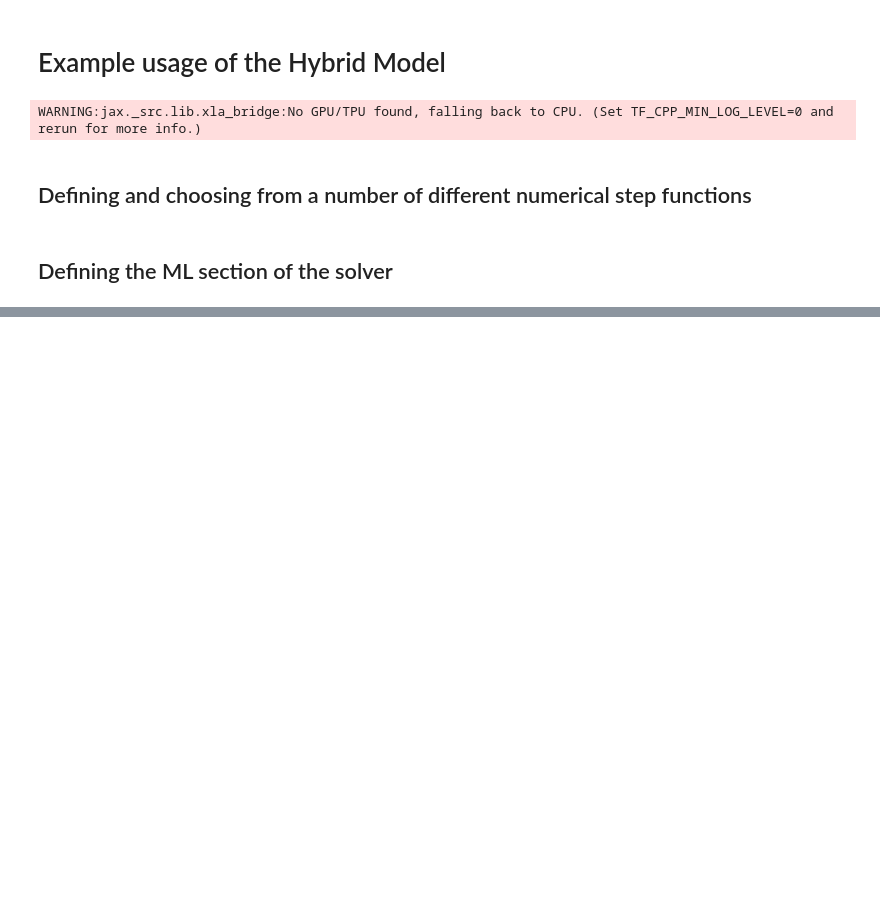
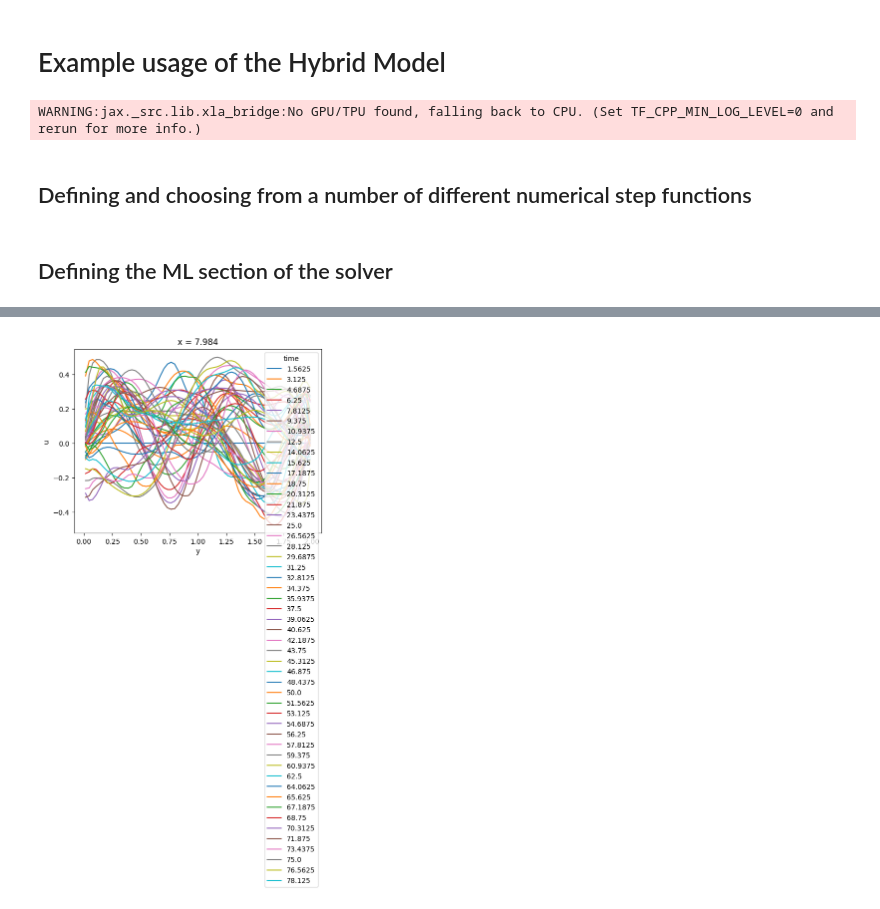
Before and after one commit to diegodelc/jax-cfd, a Jupyter notebook: notebooks/hybrid_model/hybrid_model.ipynb, the cells around one changed output, grey strips where cells are left out. Drawn from its saved outputs; the diff is of its cells as text; code cells hidden in the pictures; blank space fills up the shorter version.

Commit message:
running first hybrid model with untrained NN, train it properly and run again

```diff
--- a/notebooks/hybrid_model/hybrid_model.ipynb
+++ b/notebooks/hybrid_model/hybrid_model.ipynb
@@ -297,3 +281,29 @@ Coordinates:
 # define way to get time derivative loss
 # %%
 # define way to get integrated solution loss
+# %%
+#running dummy_corrector sim
+#building the single step block
+single_step = cfd.funcutils.repeated(compose(NS_step,dummy_corrector),
+                       steps=inner_steps)
+# single_step = cfd.funcutils.repeated(NS_step, steps=inner_steps)
+
+# jax.jit function enables execution on CPU/GPU/TPU
+rollout_fn = jax.jit(cfd.funcutils.trajectory(
+    single_step, outer_steps, start_with_input=True))
+
+## compute trajectory
+%time _, trajectory = jax.device_get(rollout_fn(v0))
+
+# load into xarray for visualization and analysis
+ds_dummy = xarray.Dataset(
+    {
+        'u': (('time', 'x', 'y'), trajectory[0].data),
+        'v': (('time', 'x', 'y'), trajectory[1].data),
+    },
+    coords={
+        'x': grid.axes()[0],
+        'y': grid.axes()[1],
+        'time': dt * inner_steps * np.arange(1, outer_steps + 1)
+    }
+)
@@ -299,0 +313,7 @@ Coordinates:
+# %%
+def vx_at_x_upper_boundary(ds):
+  return ds.u.isel(x=-1)  # slice operator
+
+p = ds_dummy.pipe(vx_at_x_upper_boundary).plot(hue='time')
+# %% [output]
+[figure, added]
```
Also changed, not shown: parts of 9 cells of this notebook.
